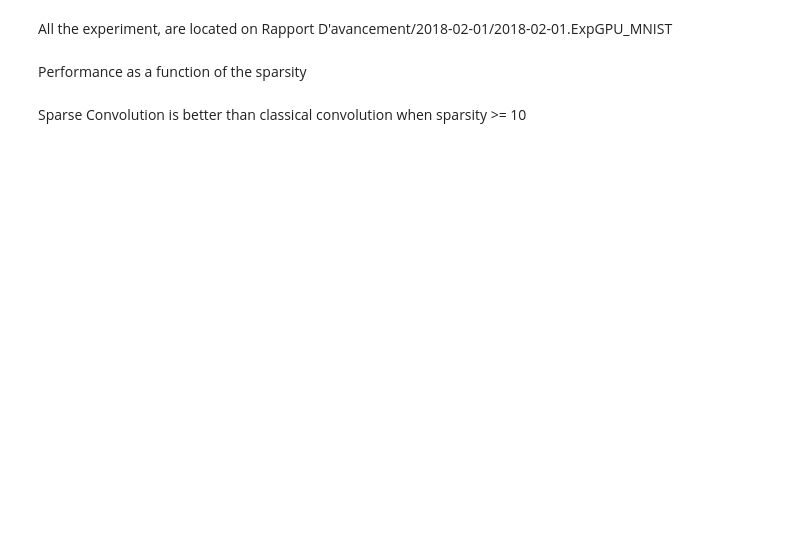
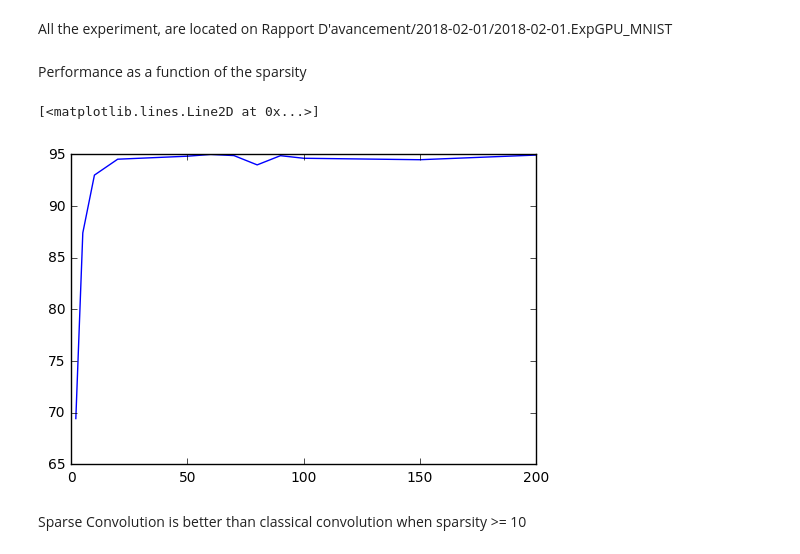
Before and after one commit to VictorBoutin/CHAMP, a Jupyter notebook: Probe/Coding.With.CHAMP.MNIST.ipynb, the cells around one changed output. Cells and saved outputs as stored; diff of their text form; code cells hidden in the pictures; blank space fills up the shorter version.

```diff
--- a/Probe/Coding.With.CHAMP.MNIST.ipynb
+++ b/Probe/Coding.With.CHAMP.MNIST.ipynb
@@ -147,8 +142,12 @@ All the experiment, are located on Rapport D'avancement/2018-02-01/2018-02-01.Ex
 Performance as a function of the sparsity
 # %%
 sparsity = [2,5,10,20,50,60,70,80,90,100,150,200]
-performance = [67.46,87.24,92.47,94.08,94.7,94.73,94.76,94.79,94.82,94.82,94.81,94.82]
+#accuracy = [67.46,87.24,92.47,94.08,94.7,94.73,94.76,94.79,94.82,94.82,94.81,94.82]
+accuracy = [69.44, 87.41, 93.0, 94.54, 94.83, 95.0, 94.89, 93.99, 94.88, 94.63, 94.49, 94.94]
 # %%
-plt.plot(sparsity,performance)
+plt.plot(sparsity,accuracy)
+# %% [output]
+[<matplotlib.lines.Line2D at 0x...>]
+[figure, added]
 # %% [markdown]
 Sparse Convolution is better than classical convolution when sparsity >= 10
```
Also changed, not shown: parts of 14 cells of this notebook, 8 other files.
